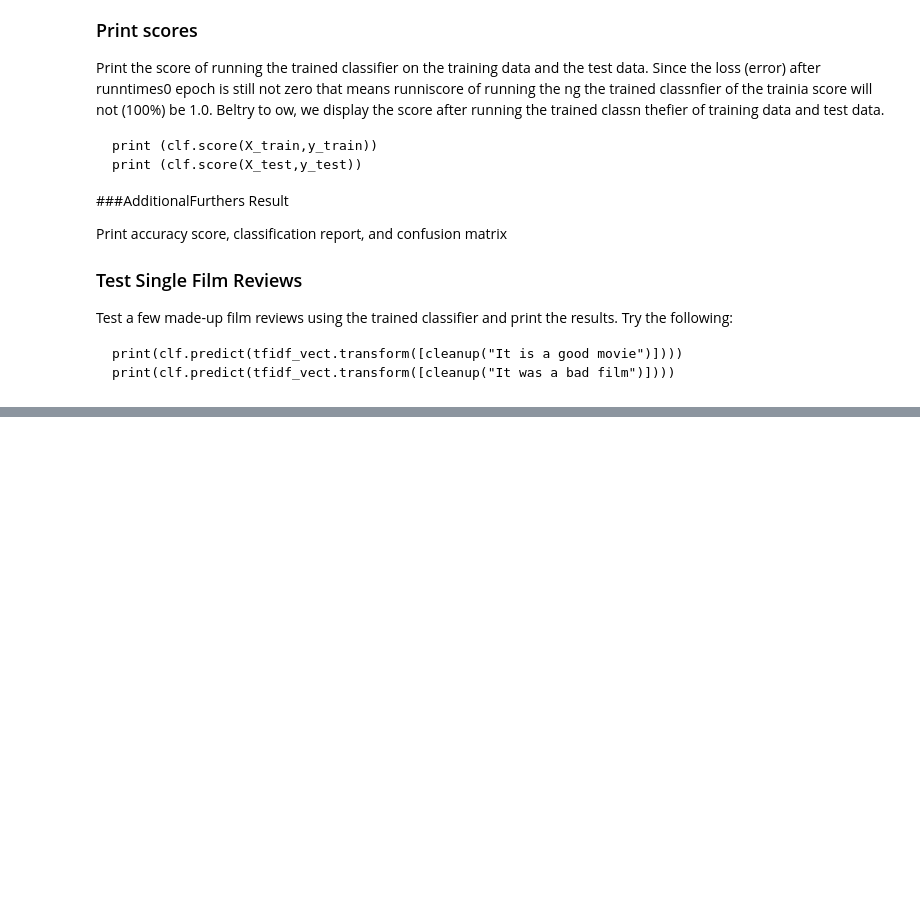
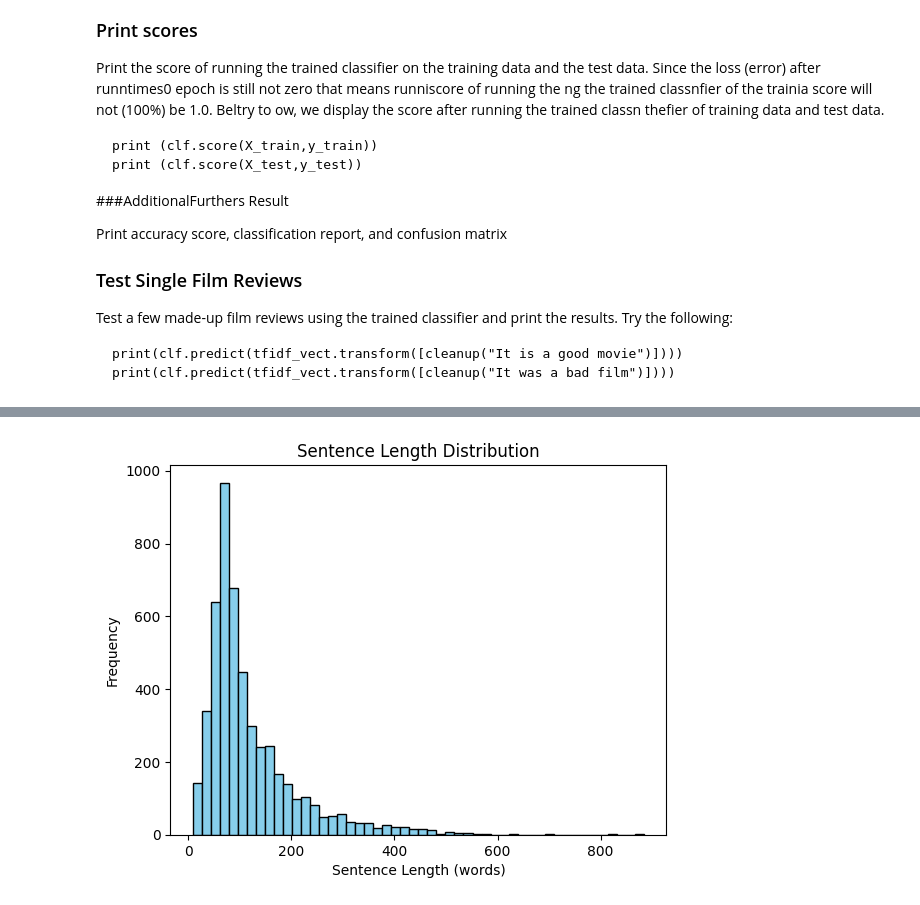
Before and after one commit to enduringwriter/Artificial_Intelligence_COMSC_150AI, a Jupyter notebook: As15_NLP_Film_Review_Analysis/as_nlp_review_Keith_Stateson.ipynb, the cells around one changed output, grey strips where cells are left out. Cells and saved outputs as stored; diff of their text form; code cells hidden in the pictures; blank space fills up the shorter version.

Commit message:
As15 NLP Film Review Analysis, added Text Analysis with Visuals, and added grid_search

```diff
--- a/As15_NLP_Film_Review_Analysis/as_nlp_review_Keith_Stateson.ipynb
+++ b/As15_NLP_Film_Review_Analysis/as_nlp_review_Keith_Stateson.ipynb
@@ -154,0 +216,17 @@ Conclusion and Future Work
+# %%
+# The word_tokenize function from the nltk library splits the text into words
+# Stopwords are common words that do not contribute to the meaning of a sentence
+
+from nltk.corpus import stopwords
+from nltk.tokenize import word_tokenize
+
+def remove_stopwords(text):
+    stop_words = set(stopwords.words('english'))
+    words = word_tokenize(text)
+    filtered_text = ' '.join([word for word in words if word.lower() not in stop_words])
+    return filtered_text
+
+X_cleaned = X_cleaned_cleanup.apply(remove_stopwords)
+print(X_cleaned.head())
+print(X_cleaned.shape)
+print(type(X_cleaned))
@@ -154,0 +287,18 @@ Conclusion and Future Work
+# %%
+def sentence_length_analysis(text_series):
+    sentence_lengths = []
+
+    for text in text_series:
+        sentences = sent_tokenize(text)
+        for sentence in sentences:
+            words = word_tokenize(sentence)
+            sentence_lengths.append(len(words))
+
+    return sentence_lengths
+
+sentence_lengths = sentence_length_analysis(X_cleaned)
+
+print(f'Number of sentences: {len(sentence_lengths)}')
+print(f'Average sentence length (words): {sum(sentence_lengths) / len(sentence_lengths):.1f}')
+print(f'Maximum sentence length (words): {max(sentence_lengths)}')
+print(f'Minimum sentence length (words): {min(sentence_lengths)}')
@@ -154,0 +335,10 @@ Conclusion and Future Work
+# %%
+import matplotlib.pyplot as plt
+
+plt.hist(sentence_lengths, bins=50, color='skyblue', edgecolor='k')
+plt.title('Sentence Length Distribution')
+plt.xlabel('Sentence Length (words)')
+plt.ylabel('Frequency')
+plt.show()
+# %% [output]
+[figure, added]
```
Also changed, not shown: parts of 31 cells of this notebook, 1 other file.
